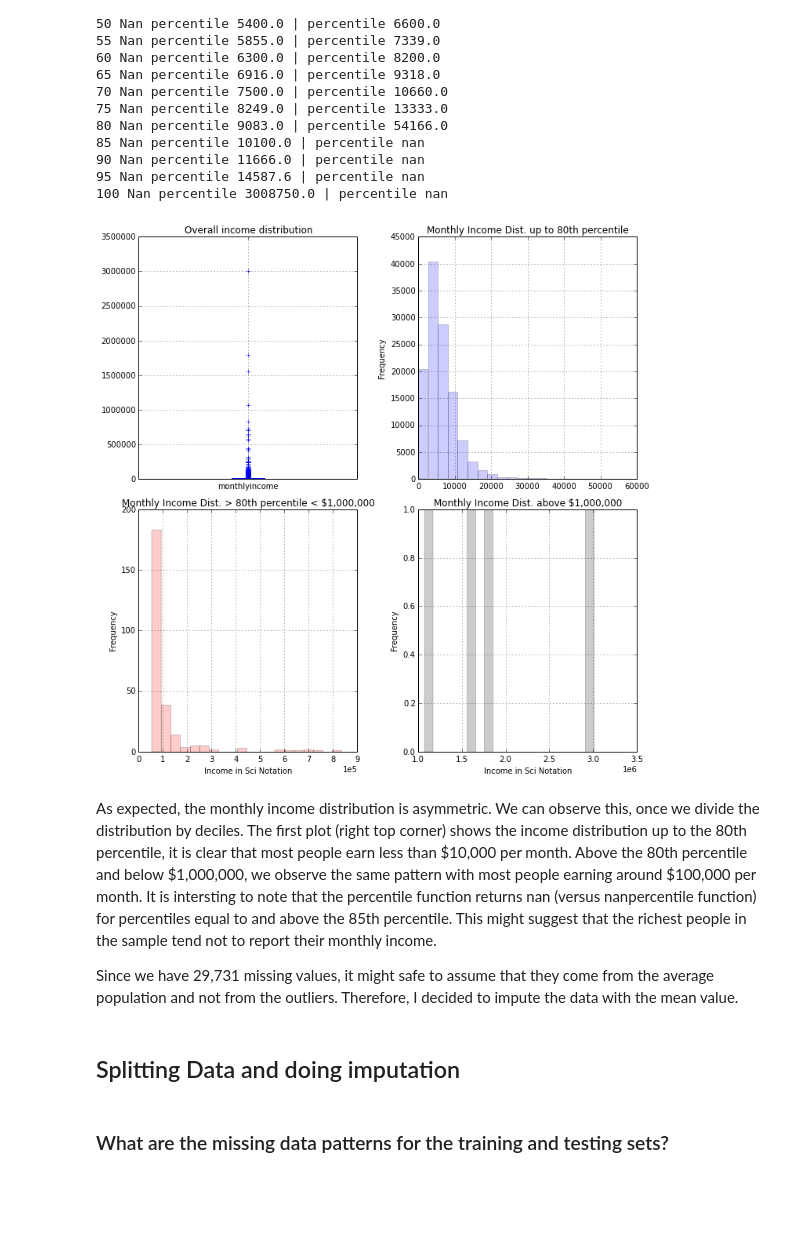
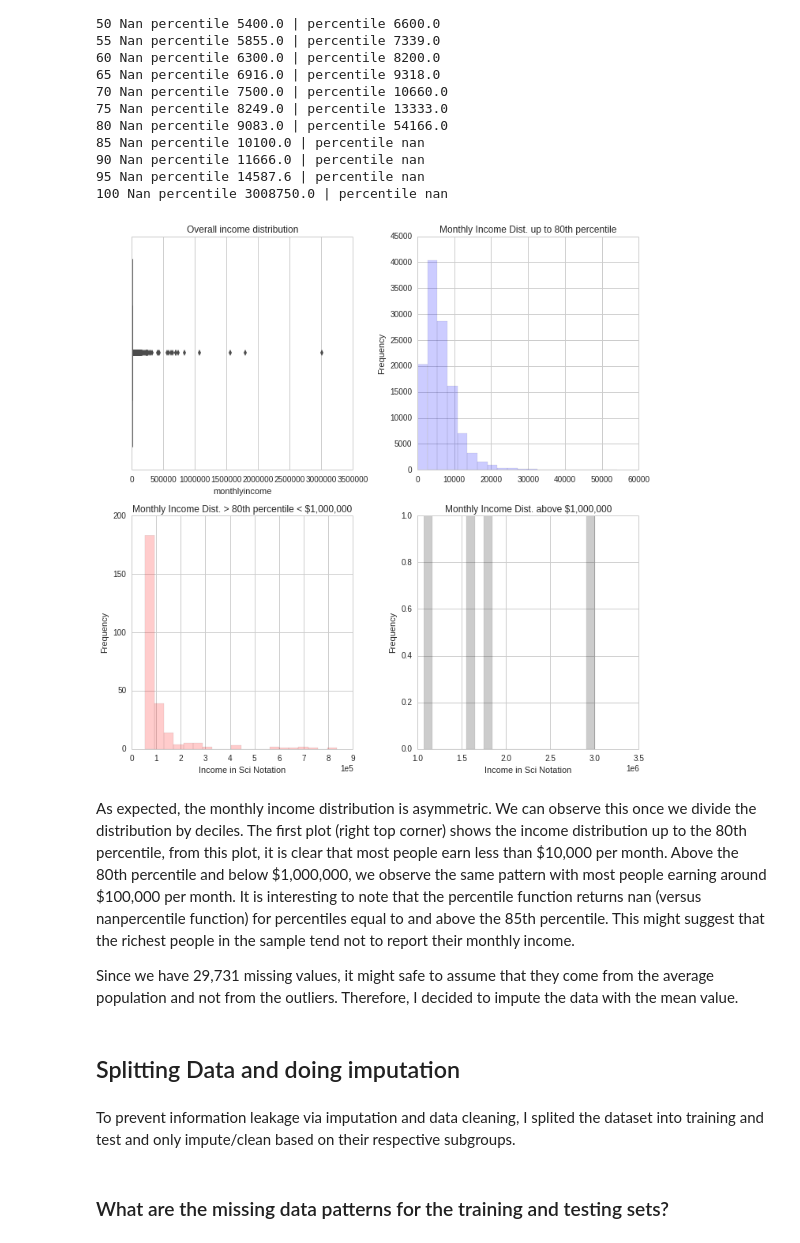
Before and after one commit to ju-arroyom/ML-Pub-Policy, a Jupyter notebook: hw2/ML-PS2.ipynb, the cells around one changed output. Saved outputs shown, nothing was run; the diff lists cells and outputs as text; code cells hidden in the pictures; blank space fills up the shorter version.

```diff
--- a/hw2/ML-PS2.ipynb
+++ b/hw2/ML-PS2.ipynb
@@ -3,6 +3,7 @@
 # %%
 %matplotlib inline
 %run classify
+sn.set_style("whitegrid")
 # %% [markdown]
 # Problems 1 - 4
 # %%
@@ -89,8 +94,8 @@ fig, (ax1, ax2) = plt.subplots(1,2, figsize=(10,4))
 
 df['numberofdependents'].plot(kind = "hist", alpha = 0.2, bins = 20, color ='r', ax = ax1);
 ax1.set_title('Distribution of Number of Dependents');
-ax1.grid()
-df.boxplot(column='numberofdependents', ax = ax2); ax2.set_title('Boxplot of Number of Dependents')
+
+sn.boxplot(df['numberofdependents'], ax = ax2, palette="Set3"); ax2.set_title('Boxplot of Number of Dependents')
 
 plt.tight_layout()
 # %% [output]
@@ -138,35 +159,37 @@ for i in range(10,101,5):
 # %%
 fig, ((ax1, ax2), (ax3, ax4))= plt.subplots(2,2, figsize=(10,10))
 # Overall Income Distribution
-df.boxplot(column='monthlyincome', ax = ax1); ax1.set_title('Overall income distribution')
+sn.boxplot(df['monthlyincome'], ax = ax1); ax1.set_title('Overall income distribution')
 # Up to 80th percentile
 df.monthlyincome[(df['monthlyincome']<=54166)].plot(kind = "hist", alpha = 0.2, color ='blue', bins= 20, ax = ax2);
 ax2.set_title('Monthly Income Dist. up to 80th percentile');
-ax2.grid()
+
 
 # Monthly income above $54,166 and below $1,000,000
 df.monthlyincome[(df['monthlyincome']> 54166) & (df['monthlyincome']<=1000000)].plot(kind = "hist", alpha = 0.2, color ='r', bins= 20, ax = ax3);
 ax3.set_title('Monthly Income Dist. > 80th percentile < $1,000,000');
 ax3.ticklabel_format(style='sci', axis='x', scilimits=(0,0));
 ax3.set_xlabel('Income in Sci Notation')
-ax3.grid()
+
 # Income distribution above $1,000,000
 df.monthlyincome[(df['monthlyincome']>1000000)].plot(kind = "hist", alpha = 0.2, color ='black', bins= 20, ax = ax4);
 ax4.set_title('Monthly Income Dist. above $1,000,000');
 ax4.ticklabel_format(style='sci', axis='x', scilimits=(0,0));
 ax4.set_xlabel('Income in Sci Notation')
-ax4.grid()
+
 plt.tight_layout()
 # %% [output]
-[figure, old version]
+[figure, new version]
 # %% [markdown]
-As expected, the monthly income distribution is asymmetric. We can observe this, once we divide the distribution by deciles. The first plot (right top corner) shows the income distribution up to the 80th percentile, it is clear that most people earn less than \$10,000 per month.
+As expected, the monthly income distribution is asymmetric. We can observe this once we divide the distribution by deciles. The first plot (right top corner) shows the income distribution up to the 80th percentile, from this plot, it is clear that most people earn less than \$10,000 per month.
 Above the 80th percentile and below $1,000,000, we observe the same pattern with most people earning around \$100,000 per month.
-It is intersting to note that the percentile function returns nan (versus nanpercentile function) for percentiles equal to and above the 85th percentile. This might suggest that the richest people in the sample tend not to report their monthly income.
+It is interesting to note that the percentile function returns nan (versus nanpercentile function) for percentiles equal to and above the 85th percentile. This might suggest that the richest people in the sample tend not to report their monthly income.
 
 Since we have 29,731 missing values, it might safe to assume that they come from the average population and not from the outliers. Therefore, I decided to impute the data with the mean value.
 # %% [markdown]
 ## Splitting Data and doing imputation
+# %% [markdown]
+To prevent information leakage via imputation and data cleaning, I splited the dataset into training and test and only impute/clean based on their respective subgroups.
 # %%
 # Splitting the data into X's and Y
 label = pd.DataFrame(df['seriousdlqin2yrs'])
```
Also changed, not shown: parts of 40 cells of this notebook, 1 other file.
